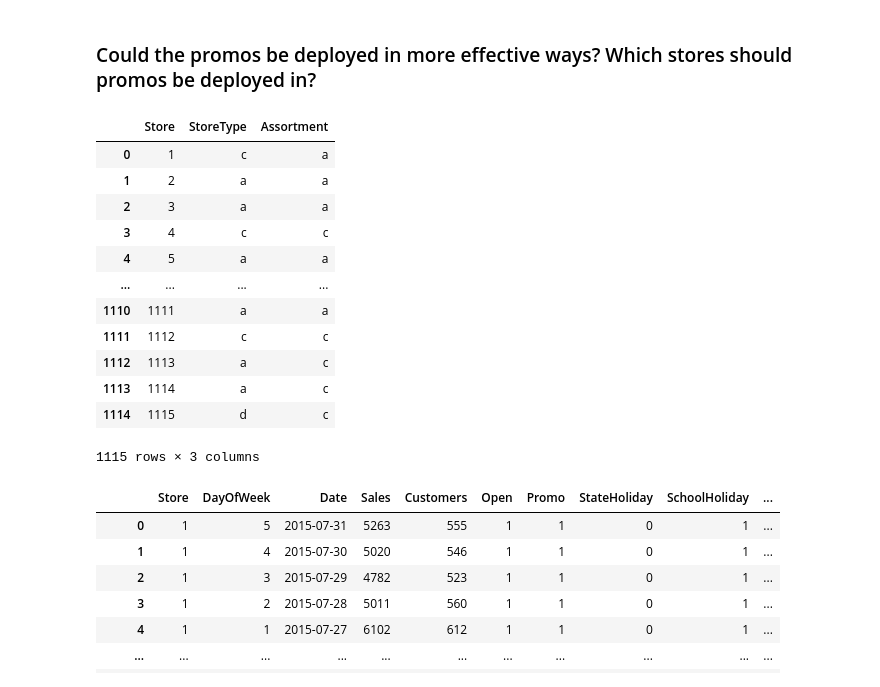
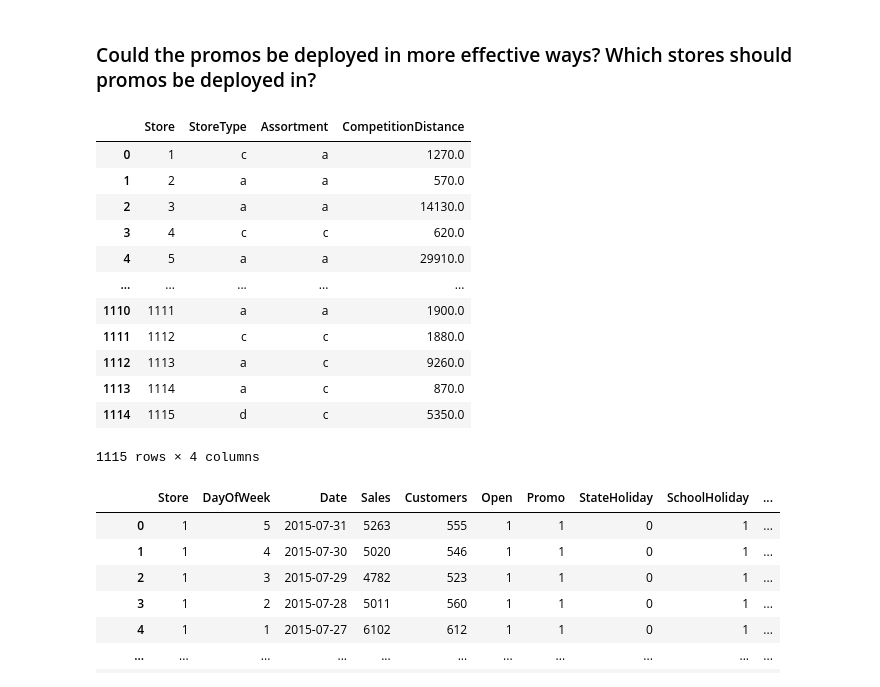
Before and after one commit to eyerus21/Rossmann-Store-Sales-Prediction, a Jupyter notebook: Notebooks/Rossmann_store_sales.ipynb, the cells around one changed output. Cells and saved outputs as stored; diff of their text form; code cells hidden in the pictures.

```diff
--- a/Notebooks/Rossmann_store_sales.ipynb
+++ b/Notebooks/Rossmann_store_sales.ipynb
@@ -356,22 +356,22 @@ Text(0.5, 1.0, 'customers across different Promo')
 # %% [markdown]
 ### Could the promos be deployed in more effective ways? Which stores should promos be deployed in?
 # %%
-df= df_store[['Store','StoreType','Assortment']]
+df= df_store[['Store','StoreType','Assortment','CompetitionDistance']]
 df
 # %% [output]
-|  | Store | StoreType | Assortment |
-| 0 | 1 | c | a |
-| 1 | 2 | a | a |
-| 2 | 3 | a | a |
-| 3 | 4 | c | c |
-| 4 | 5 | a | a |
-| ... | ... | ... | ... |
-| 1110 | 1111 | a | a |
-| 1111 | 1112 | c | c |
-| 1112 | 1113 | a | c |
-| 1113 | 1114 | a | c |
-| 1114 | 1115 | d | c |
+|  | Store | StoreType | Assortment | CompetitionDistance |
+| 0 | 1 | c | a | 1270.0 |
+| 1 | 2 | a | a | 570.0 |
+| 2 | 3 | a | a | 14130.0 |
+| 3 | 4 | c | c | 620.0 |
+| 4 | 5 | a | a | 29910.0 |
+| ... | ... | ... | ... | ... |
+| 1110 | 1111 | a | a | 1900.0 |
+| 1111 | 1112 | c | c | 1880.0 |
+| 1112 | 1113 | a | c | 9260.0 |
+| 1113 | 1114 | a | c | 870.0 |
+| 1114 | 1115 | d | c | 5350.0 |
-1115 rows × 3 columns
+1115 rows × 4 columns
 # %%
 df_trainS= pd.merge(left = df_train, right = df, how = 'inner', left_on = 'Store', right_on = 'Store')
 # %%
```
Also changed, not shown: parts of 12 cells of this notebook.
